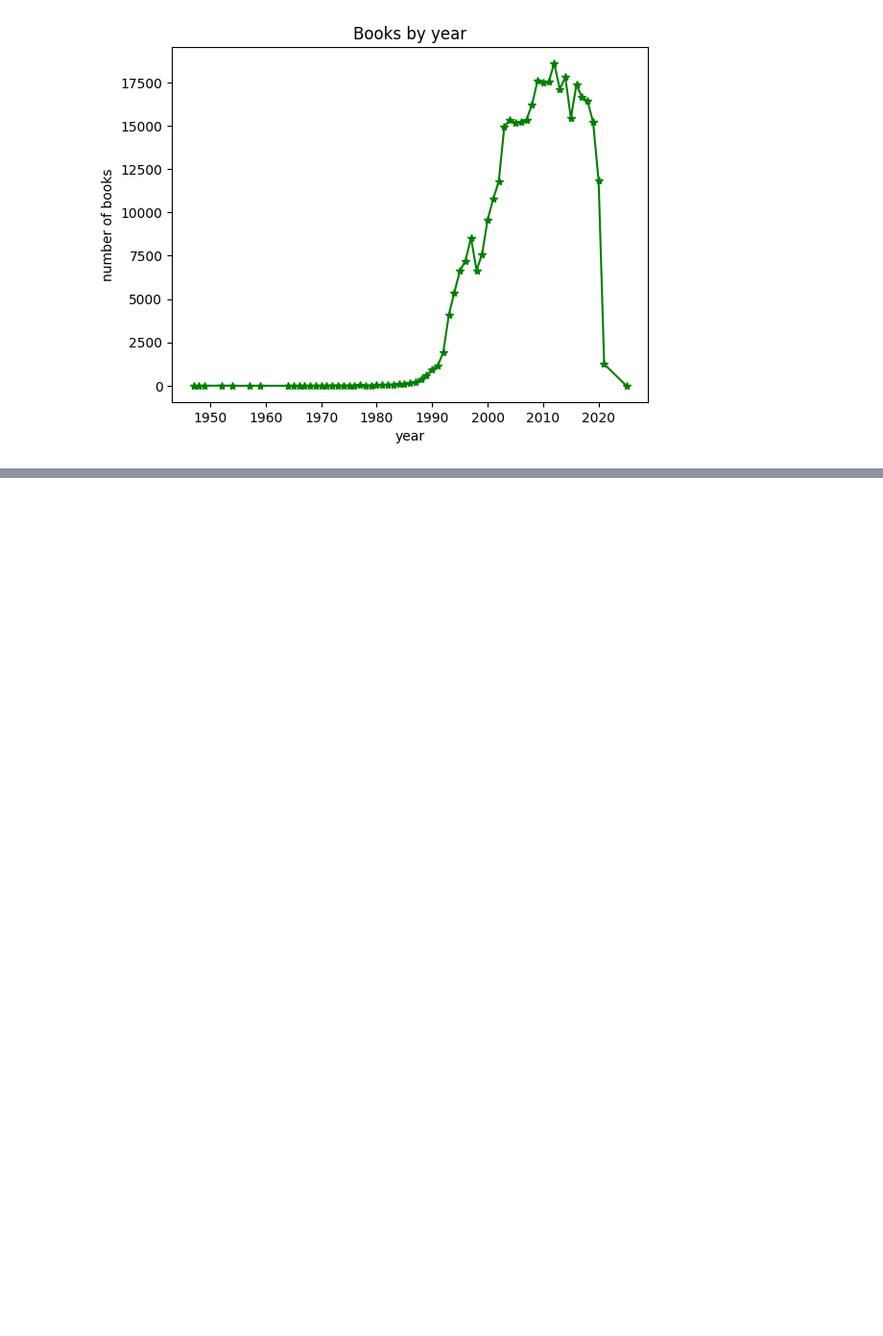
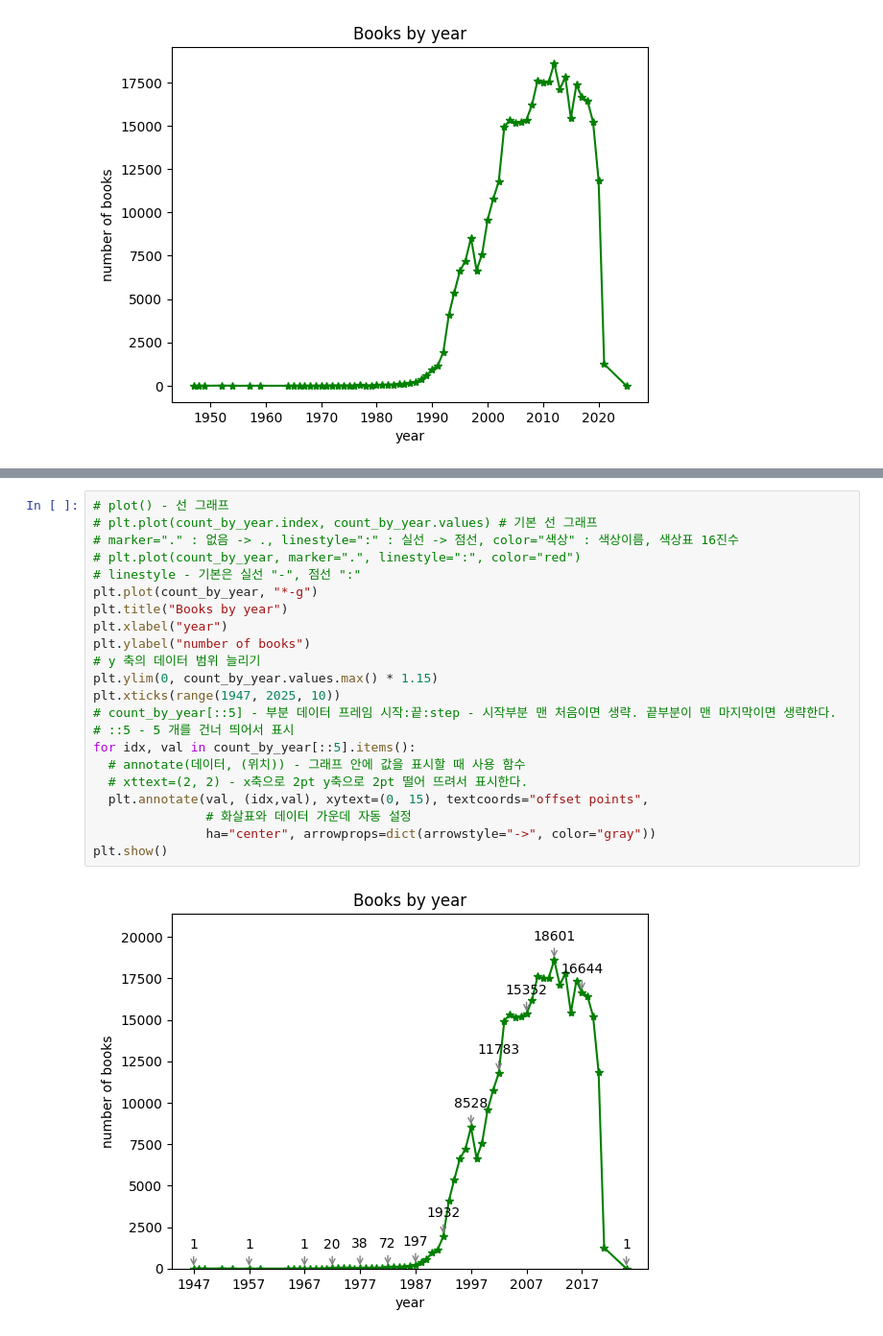
Before and after one commit to KIJOONG1127/data_anal, a Jupyter notebook: ch05_line.ipynb, the cells around one changed output, grey strips where cells are left out. Shown at 96% size. Drawn from its saved outputs; the diff is of its cells as text; blank space fills up the shorter version.

```diff
--- a/ch05_line.ipynb
+++ b/ch05_line.ipynb
@@ -146,0 +187,24 @@ plt.show()
+# %%
+# plot() - 선 그래프
+# plt.plot(count_by_year.index, count_by_year.values) # 기본 선 그래프
+# marker="." : 없음 -> ., linestyle=":" : 실선 -> 점선, color="색상" : 색상이름, 색상표 16진수
+# plt.plot(count_by_year, marker=".", linestyle=":", color="red")
+# linestyle - 기본은 실선 "-", 점선 ":"
+plt.plot(count_by_year, "*-g")
+plt.title("Books by year")
+plt.xlabel("year")
+plt.ylabel("number of books")
+# y 축의 데이터 범위 늘리기
+plt.ylim(0, count_by_year.values.max() * 1.15)
+plt.xticks(range(1947, 2025, 10))
+# count_by_year[::5] - 부분 데이터 프레임 시작:끝:step - 시작부분 맨 처음이면 생략. 끝부분이 맨 마지막이면 생략한다.
+# ::5 - 5 개를 건너 띄어서 표시
+for idx, val in count_by_year[::5].items():
+  # annotate(데이터, (위치)) - 그래프 안에 값을 표시할 때 사용 함수
+  # xttext=(2, 2) - x축으로 2pt y축으로 2pt 떨어 뜨려서 표시한다.
+  plt.annotate(val, (idx,val), xytext=(0, 15), textcoords="offset points",
+               # 화살표와 데이터 가운데 자동 설정
+               ha="center", arrowprops=dict(arrowstyle="->", color="gray"))
+plt.show()
+# %% [output]
+[figure, added]
```
Also changed, not shown: parts of 6 cells of this notebook.
